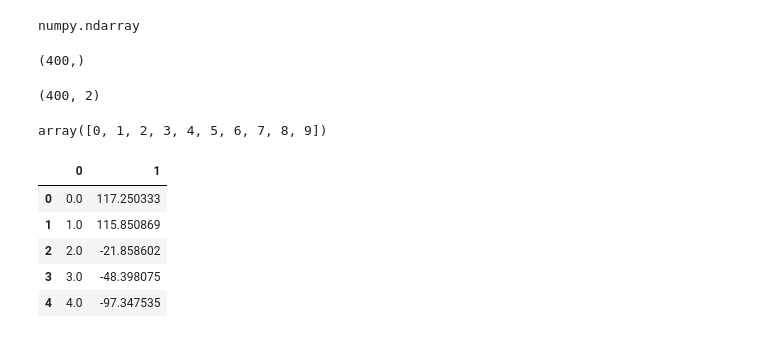
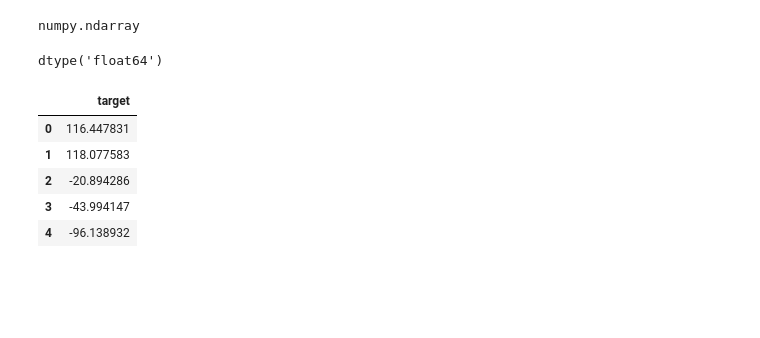
Before and after one commit to jugshaurya/Machine-Learning, a Jupyter notebook: Learn ML/01 - Supervised Learning/1- Regression/Assignment 2 - Air Quality Prediction (Multivariate Regression).ipynb, the cells around one changed output. Cells and saved outputs as stored; diff of their text form; code cells hidden in the pictures; blank space fills up the shorter version.

```diff
--- a/Learn ML/01 - Supervised Learning/1- Regression/Assignment 2 - Air Quality Prediction (Multivariate Regression).ipynb
+++ b/Learn ML/01 - Supervised Learning/1- Regression/Assignment 2 - Air Quality Prediction (Multivariate Regression).ipynb
@@ -142,6 +147,3 @@ plt.scatter(Y_test,Y_pred) # approximately linear
 # %%
 # output for test file
-
-# loading
-test = pd.read_csv('Datasets/Assignment2_Test.csv')
-test.head()
+test = pd.DataFrame(test)
@@ -155,3 +149,0 @@ test.head()
-# %%
-s = StandardScaler()
-test = pd.DataFrame(s.fit_transform(test))
@@ -177,33 +178,18 @@ output.shape
 type(output)
 # %% [output]
 numpy.ndarray
-# %%
-# adding id to output as given in sample_ submittion format
-ones = []
-for i in range(output.shape[0]):
-    ones.append(i)
-import numpy as np
-ones = np.array(ones)
-ones.shape
-# %% [output]
-(400,)
-# %%
-# concatinating ones and ouptut
-result = np.column_stack((ones,output))
-result.shape
-# %% [output]
-(400, 2)
-# %%
-ones[:10]
-# %% [output]
-array([0, 1, 2, 3, 4, 5, 6, 7, 8, 9])
+# %%
+output.dtype
+# %% [output]
+dtype('float64')
+# %%
+df = pd.DataFrame(output, index = [i for i in range(output.shape[0])], columns= ['target'])
 # %%
-df = pd.DataFrame(result)
 df.head()
 # %% [output]
-|  | 0 | 1 |
-| 0 | 0.0 | 117.250333 |
-| 1 | 1.0 | 115.850869 |
-| 2 | 2.0 | -21.858602 |
-| 3 | 3.0 | -48.398075 |
-| 4 | 4.0 | -97.347535 |
+|  | target |
+| 0 | 116.447831 |
+| 1 | 118.077583 |
+| 2 | -20.894286 |
+| 3 | -43.994147 |
+| 4 | -96.138932 |
```
Also changed, not shown: parts of 17 cells of this notebook, 2 other files.
